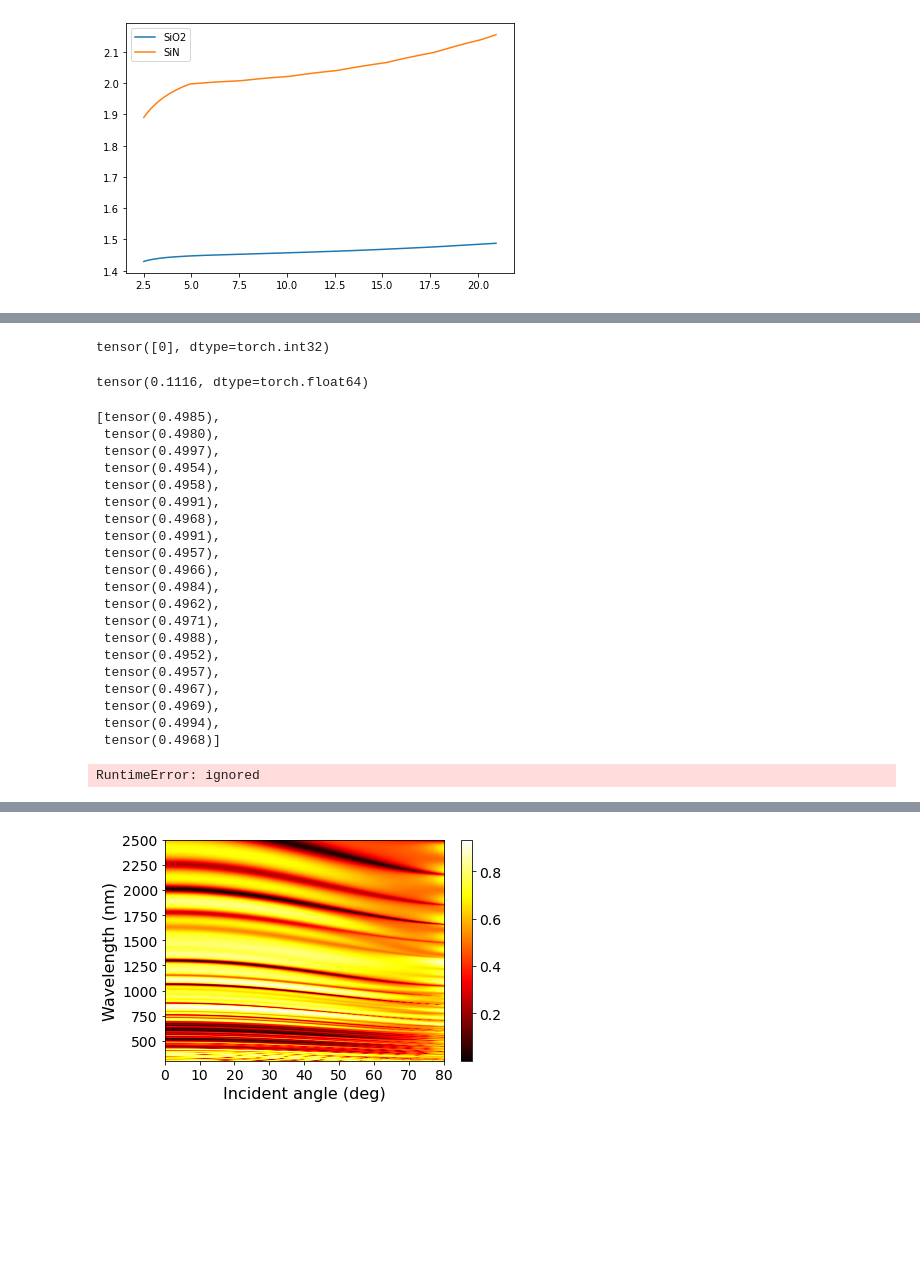
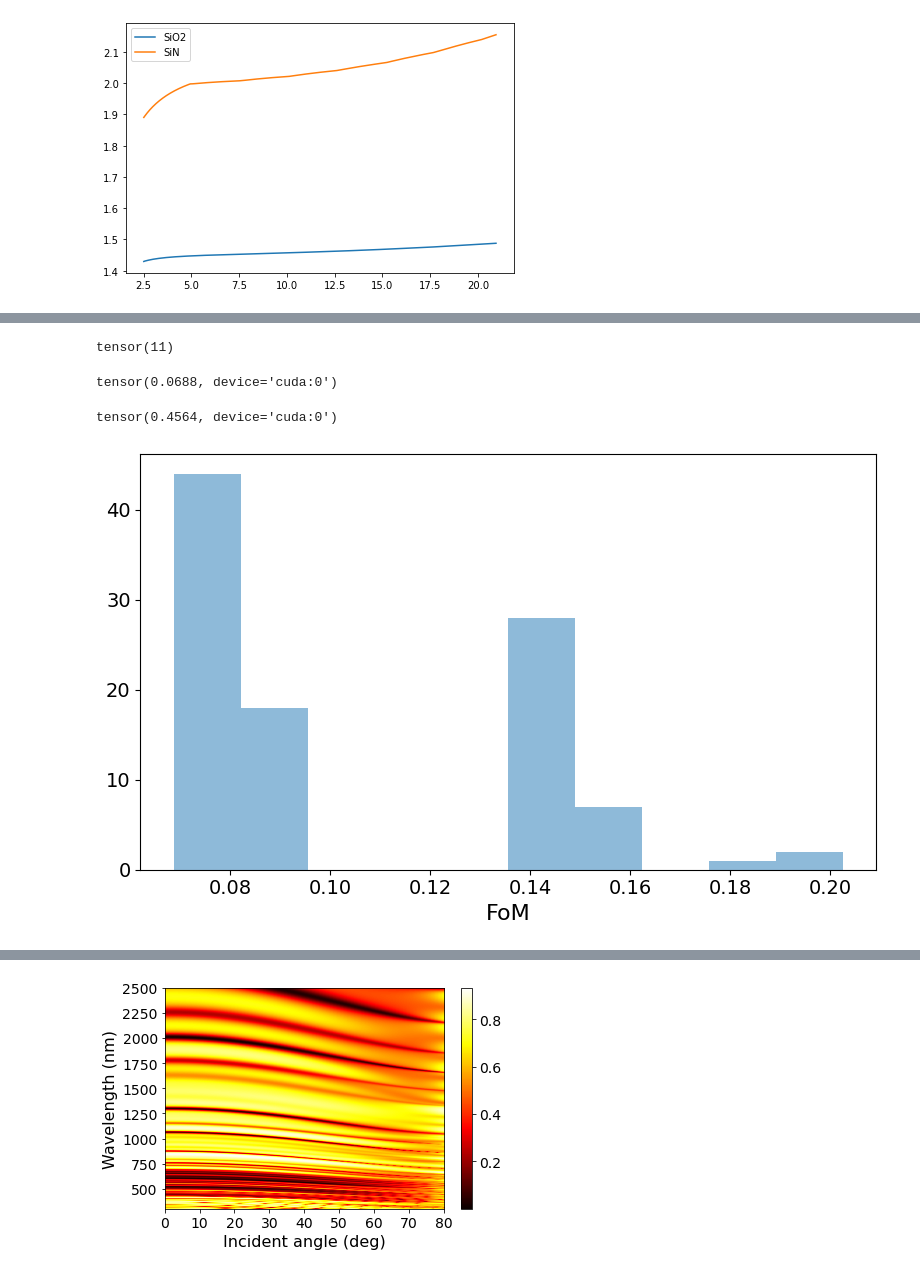
Before and after one commit to FatemeFarhang/GLOnet_for_SDPC, a Jupyter notebook: SDPC_optim.ipynb, the cells around one changed output, grey strips where cells are left out. Cells and saved outputs as stored; diff of their text form; code cells hidden in the pictures; blank space fills up the shorter version.

```diff
--- a/SDPC_optim.ipynb
+++ b/SDPC_optim.ipynb
@@ -150,65 +136,40 @@ plt.show()
 # %%
-torch.round(torch.sigmoid(torch.tensor([-.1]))).int() * 5
+torch.round(torch.tensor(glonet.b_training)).int().sum()
 # %% [output]
-tensor([0], dtype=torch.int32)
+tensor(11)
-# %%
-FoM = torch.pow(reflection - params.target_reflection, 2).mean()
-FoM
-# %% [output]
-tensor(0.1116, dtype=torch.float64)
-# %%
-glonet.b_training
-# %% [output]
-[tensor(0.4985),
- tensor(0.4980),
- tensor(0.4997),
- tensor(0.4954),
- tensor(0.4958),
- tensor(0.4991),
- tensor(0.4968),
- tensor(0.4991),
- tensor(0.4957),
- tensor(0.4966),
- tensor(0.4984),
- tensor(0.4962),
- tensor(0.4971),
- tensor(0.4988),
- tensor(0.4952),
- tensor(0.4957),
- tensor(0.4967),
- tensor(0.4969),
- tensor(0.4994),
- tensor(0.4968)]
 # %%
 with torch.no_grad():
     params.k_test = 2 * math.pi / torch.linspace(0.3, 2.5, 400)
-    params.theta_test = torch.linspace(0, math.pi/2.25, 200)
+    # params.n_database = params.matdatabase.interp_wv(2 * math.pi/params.k_test)
+    # params.theta_test = torch.linspace(0, math.pi/2.25, 200)
     glonet.generator.eval()
-    (m , n, reflection) = glonet.evaluate(100, kvector = params.k_test,
-                                        inc_angles = params.theta_test, pol = 'Both',
+    (m, n, b, reflection) = glonet.evaluate(100, kvector = params.k_test, pol = 'TE',
                                                                                 grayscale=False)
 
-    params.target_reflection = torch.zeros((1, params.k_test.size(0), 1, 1)) # 1 x number of frequencies x number of angles x (number of pol or 1)
+    params.target_reflection = torch.zeros(params.k_test.size(0)) # 1 x number of frequencies x number of angles x (number of pol or 1)
     dx = (2.5-0.3)/400
     idx_start = round((Vis[0]-0.3)/dx)
     idx_end = round((Vis[1]-0.3)/dx)
-    params.target_reflection[:, idx_start:idx_end, :, :] = 1
+    params.target_reflection[idx_start:idx_end] = 1
 
 
-    FoM = torch.pow(reflection - params.target_reflection.cuda(), 2).mean(dim=[1, 2, 3])
+    FoM = torch.pow(reflection - params.target_reflection.cuda(), 2).mean(dim=1)
     _, indices = torch.sort(FoM)
     opt_idx = indices[0]
 
 
     plt.figure(figsize=(8,5))
     plt.hist(FoM.cpu().detach().numpy(), alpha = 0.5)
     plt.xlabel('FoM', fontsize=16)
     plt.xticks(fontsize=14)
     plt.yticks(fontsize=14)
     print(FoM[opt_idx])
 
-    # ref_idx_opt = refractive_indices[opt_idx].detach().cpu()
-    # thickness_opt = thicknesses[opt_idx].detach().cpu()
+    m_opt = m[opt_idx]
+    b_opt = b[opt_idx]
+b_opt
     # mat_opt = [params.materials[result_mat[opt_idx, i]] for i in range(result_mat.size(1))]
 # %% [output]
-RuntimeError: ignored
+tensor(0.0688, device='cuda:0')
+tensor(0.4564, device='cuda:0')
+[figure, added]
```
Also changed, not shown: parts of 24 cells of this notebook, 5 other files.
